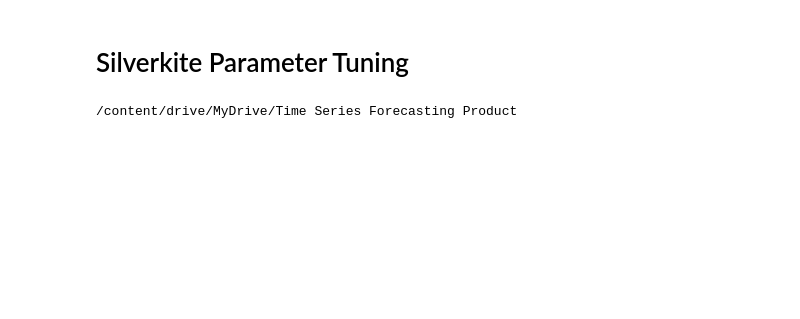
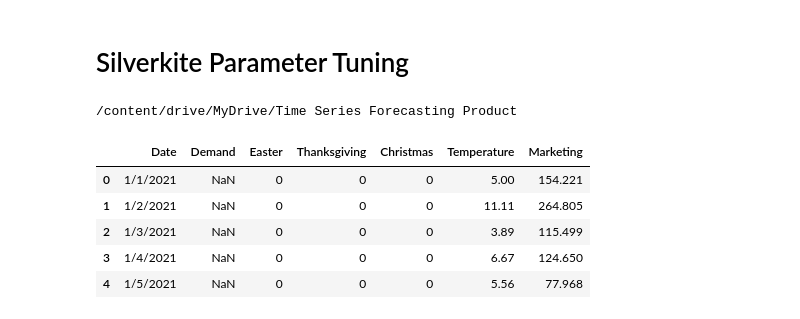
Before and after one commit to mrcruz117/linkedin-silverkite-forecast-templates, a Jupyter notebook: LinkedIn_Silverkite_Parameter_Tuning_Template.ipynb, the cells around one changed output. Drawn from its saved outputs; the diff is of its cells as text; code cells hidden in the pictures; blank space fills up the shorter version.

```diff
--- a/LinkedIn_Silverkite_Parameter_Tuning_Template.ipynb
+++ b/LinkedIn_Silverkite_Parameter_Tuning_Template.ipynb
@@ -21,3 +21,16 @@ from greykite.common.features.timeseries_features import *
 from greykite.common.evaluation import EvaluationMetricEnum
 from greykite.framework.utils.result_summary import summarize_grid_search_results
 from plotly.offline import iplot
+# %%
+#load the data
+#YYYY-MM-DD
+df = pd.read_csv('nyc_data.csv')
+future_df = pd.read_csv('future.csv')
+future_df.head()
+# %% [output]
+|  | Date | Demand | Easter | Thanksgiving | Christmas | Temperature | Marketing |
+| 0 | 1/1/2021 | NaN | 0 | 0 | 0 | 5.00 | 154.221 |
+| 1 | 1/2/2021 | NaN | 0 | 0 | 0 | 11.11 | 264.805 |
+| 2 | 1/3/2021 | NaN | 0 | 0 | 0 | 3.89 | 115.499 |
+| 3 | 1/4/2021 | NaN | 0 | 0 | 0 | 6.67 | 124.650 |
+| 4 | 1/5/2021 | NaN | 0 | 0 | 0 | 5.56 | 77.968 |
```
Also changed, not shown: parts of 2 cells of this notebook.
